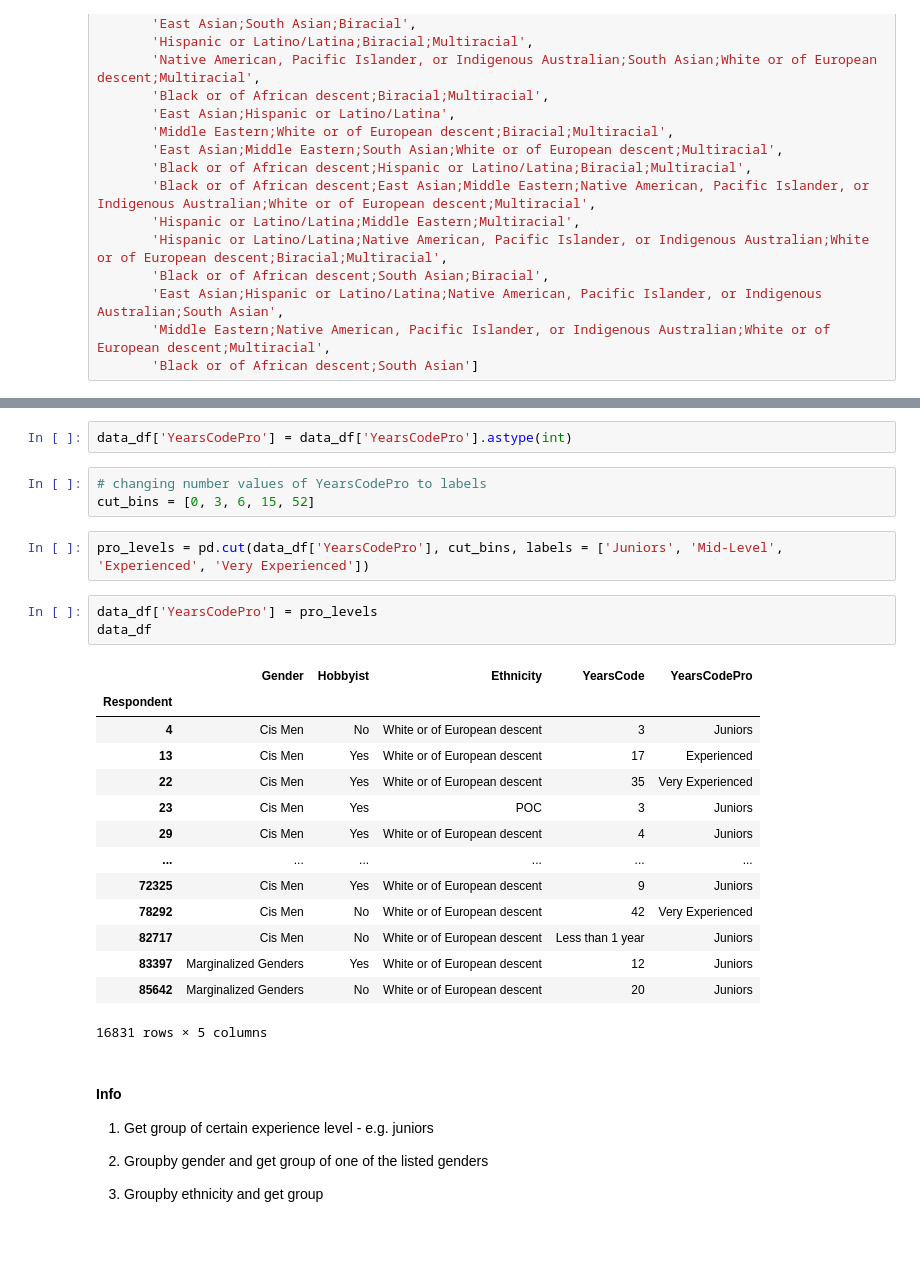
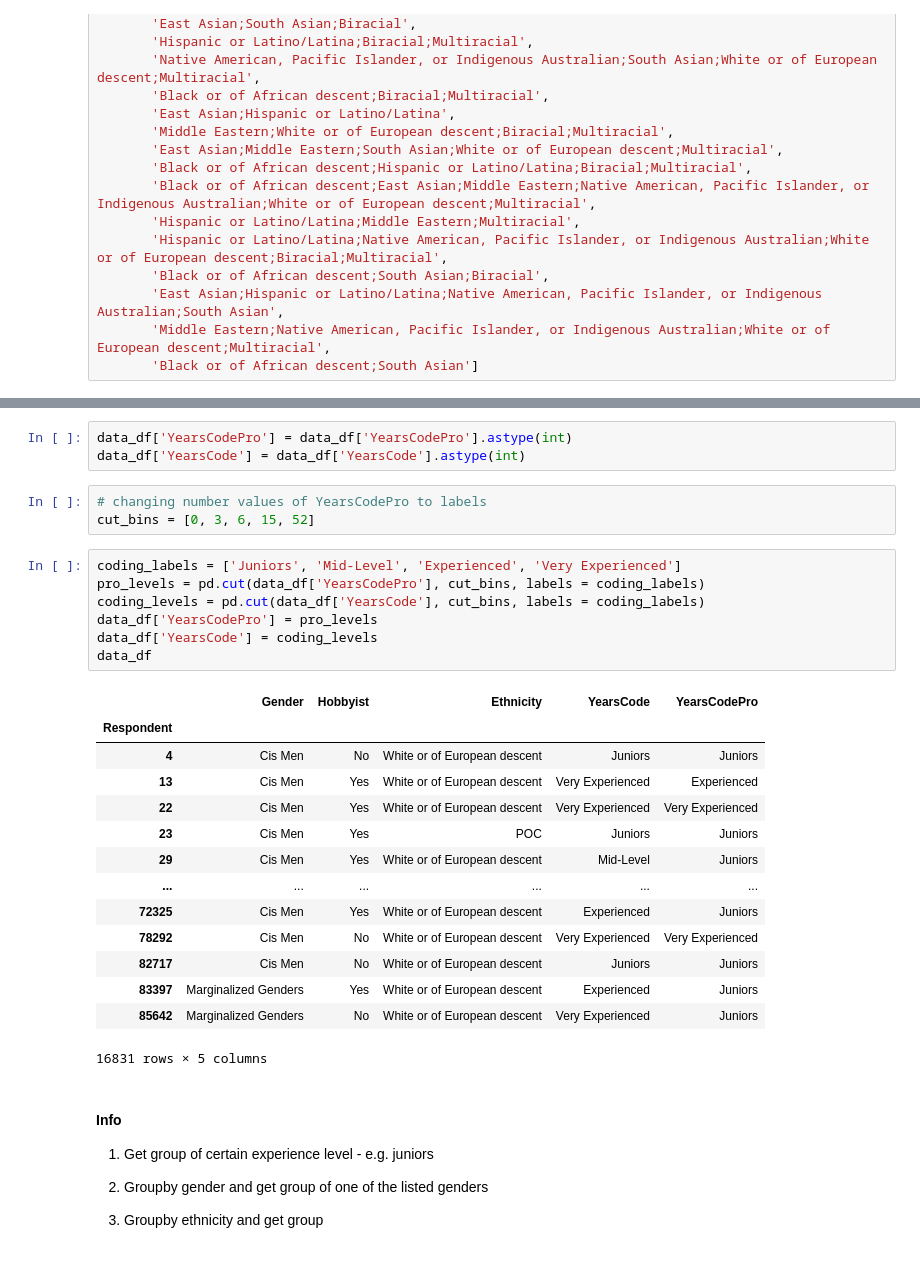
Before and after one commit to lanicesims/TIN_stack_overflow_public_survey_data, a Jupyter notebook: 2019_stackoverflow_data.ipynb, the cells around one changed output, grey strips where cells are left out. Cells and saved outputs as stored; diff of their text form.

```diff
--- a/2019_stackoverflow_data.ipynb
+++ b/2019_stackoverflow_data.ipynb
@@ -178,29 +181,32 @@ data_df
 16831 rows × 5 columns
 # %%
 data_df['YearsCodePro'] = data_df['YearsCodePro'].astype(int)
+data_df['YearsCode'] = data_df['YearsCode'].astype(int)
 # %%
 # changing number values of YearsCodePro to labels
 cut_bins = [0, 3, 6, 15, 52]
-# %%
-pro_levels = pd.cut(data_df['YearsCodePro'], cut_bins, labels = ['Juniors', 'Mid-Level', 'Experienced', 'Very Experienced'])
-# %%
-data_df['YearsCodePro'] = pro_levels
-data_df
-# %% [output]
-|  | Gender | Hobbyist | Ethnicity | YearsCode | YearsCodePro |
-| Respondent |  |  |  |  |  |
-| 4 | Cis Men | No | White or of European descent | 3 | Juniors |
-| 13 | Cis Men | Yes | White or of European descent | 17 | Experienced |
-| 22 | Cis Men | Yes | White or of European descent | 35 | Very Experienced |
-| 23 | Cis Men | Yes | POC | 3 | Juniors |
-| 29 | Cis Men | Yes | White or of European descent | 4 | Juniors |
-| ... | ... | ... | ... | ... | ... |
-| 72325 | Cis Men | Yes | White or of European descent | 9 | Juniors |
-| 78292 | Cis Men | No | White or of European descent | 42 | Very Experienced |
-| 82717 | Cis Men | No | White or of European descent | Less than 1 year | Juniors |
-| 83397 | Marginalized Genders | Yes | White or of European descent | 12 | Juniors |
-| 85642 | Marginalized Genders | No | White or of European descent | 20 | Juniors |
-16831 rows × 5 columns
+# %%
+coding_labels = ['Juniors', 'Mid-Level', 'Experienced', 'Very Experienced']
+pro_levels = pd.cut(data_df['YearsCodePro'], cut_bins, labels = coding_labels)
+coding_levels = pd.cut(data_df['YearsCode'], cut_bins, labels = coding_labels)
+data_df['YearsCodePro'] = pro_levels
+data_df['YearsCode'] = coding_levels
+data_df
+# %% [output]
+|  | Gender | Hobbyist | Ethnicity | YearsCode | YearsCodePro |
+| Respondent |  |  |  |  |  |
+| 4 | Cis Men | No | White or of European descent | Juniors | Juniors |
+| 13 | Cis Men | Yes | White or of European descent | Very Experienced | Experienced |
+| 22 | Cis Men | Yes | White or of European descent | Very Experienced | Very Experienced |
+| 23 | Cis Men | Yes | POC | Juniors | Juniors |
+| 29 | Cis Men | Yes | White or of European descent | Mid-Level | Juniors |
+| ... | ... | ... | ... | ... | ... |
+| 72325 | Cis Men | Yes | White or of European descent | Experienced | Juniors |
+| 78292 | Cis Men | No | White or of European descent | Very Experienced | Very Experienced |
+| 82717 | Cis Men | No | White or of European descent | Juniors | Juniors |
+| 83397 | Marginalized Genders | Yes | White or of European descent | Experienced | Juniors |
+| 85642 | Marginalized Genders | No | White or of European descent | Very Experienced | Juniors |
+16831 rows × 5 columns
 # %% [markdown]
 #### Info
 
```
Also changed, not shown: parts of 30 cells of this notebook.
